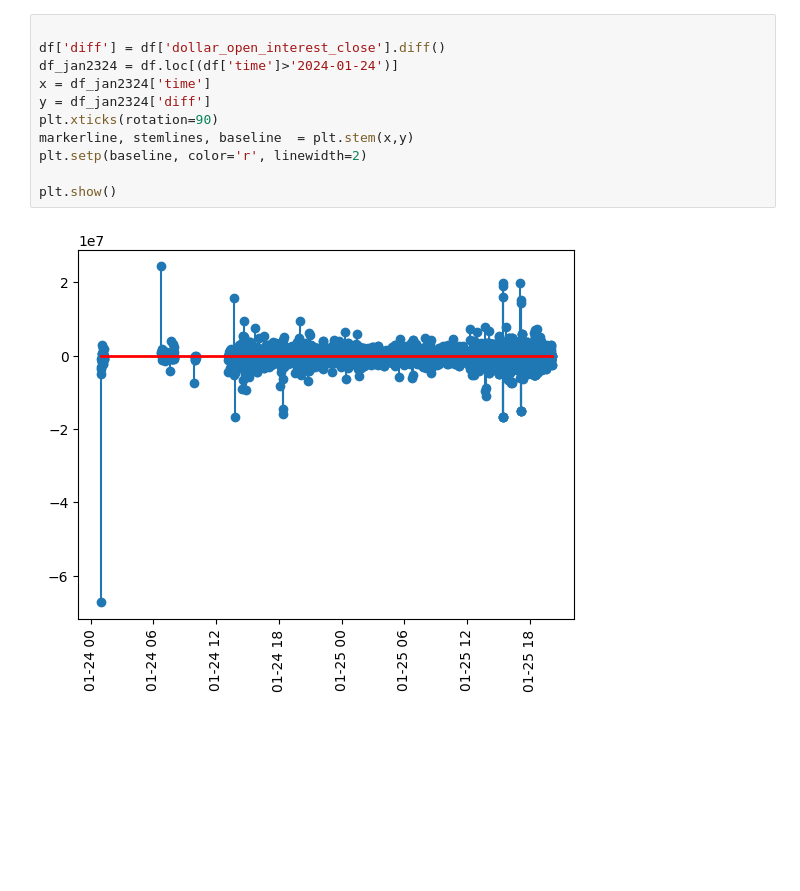
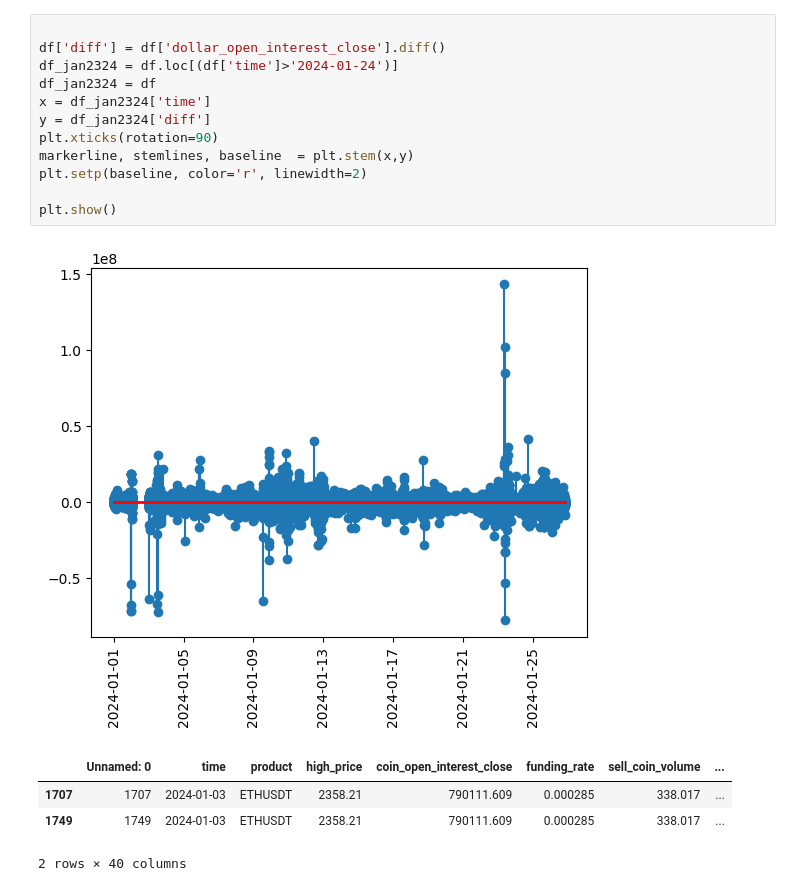
Before and after one commit to voskart/signal_generation, a Jupyter notebook: src/trend.ipynb, the cells around one changed output. Drawn from its saved outputs; the diff is of its cells as text; blank space fills up the shorter version.

```diff
--- a/src/trend.ipynb
+++ b/src/trend.ipynb
@@ -12,16 +24,21 @@ df.iloc[1800]['dollar_open_interest_close']
 # %%
 
 df['diff'] = df['dollar_open_interest_close'].diff()
 df_jan2324 = df.loc[(df['time']>'2024-01-24')]
+df_jan2324 = df
 x = df_jan2324['time']
 y = df_jan2324['diff']
 plt.xticks(rotation=90)
 markerline, stemlines, baseline  = plt.stem(x,y)
 plt.setp(baseline, color='r', linewidth=2)
 
 plt.show()
 # %% [output]
-[figure, old version]
+[figure, new version]
+|  | Unnamed: 0 | time | product | high_price | coin_open_interest_close | funding_rate | sell_coin_volume | ... |
+| 1707 | 1707 | 2024-01-03 | ETHUSDT | 2358.21 | 790111.609 | 0.000285 | 338.017 | ... |
+| 1749 | 1749 | 2024-01-03 | ETHUSDT | 2358.21 | 790111.609 | 0.000285 | 338.017 | ... |
+2 rows × 40 columns
 # %%
 from scipy import stats
 import math
```
Also changed, not shown: parts of 2 cells of this notebook, 3 other files.
